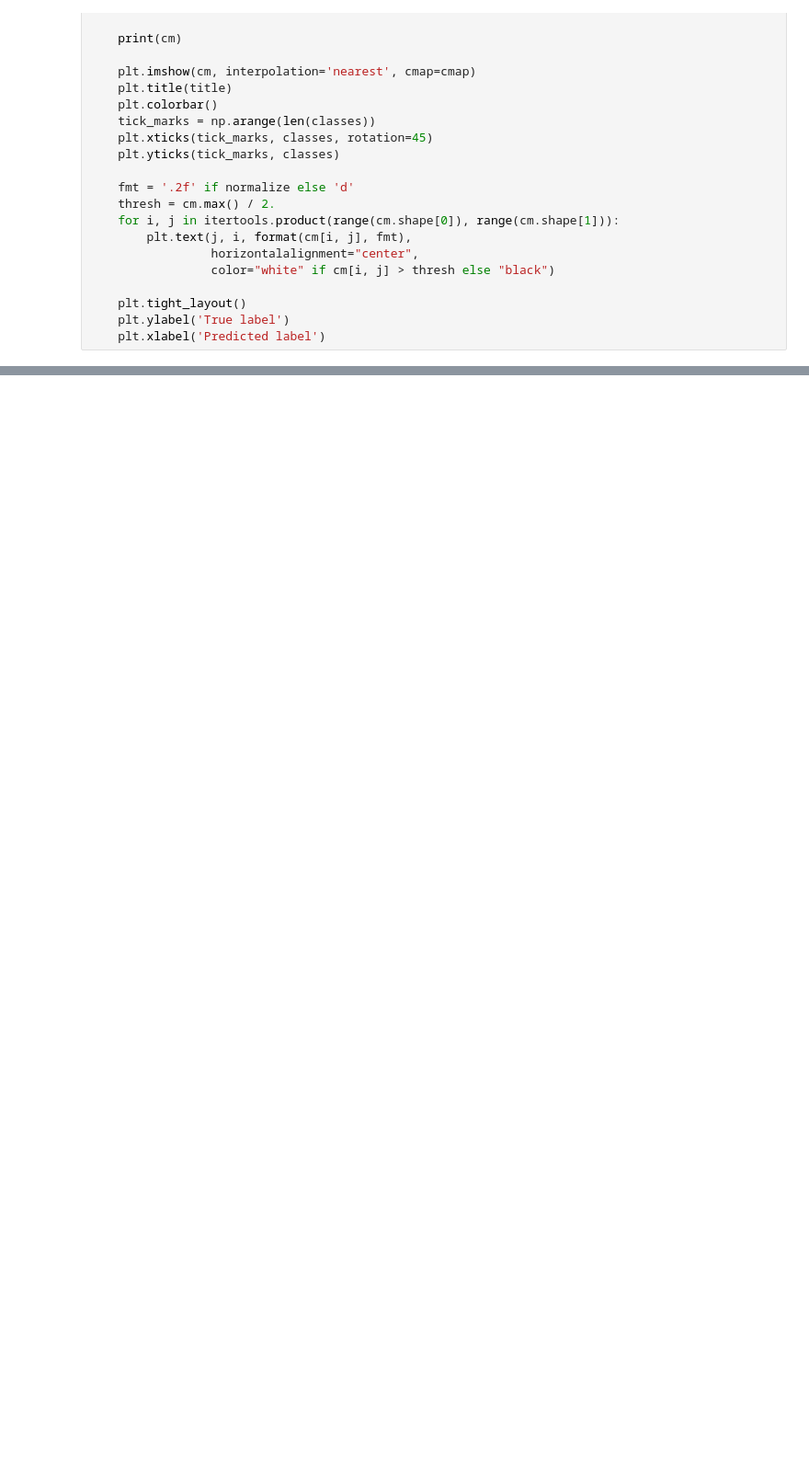
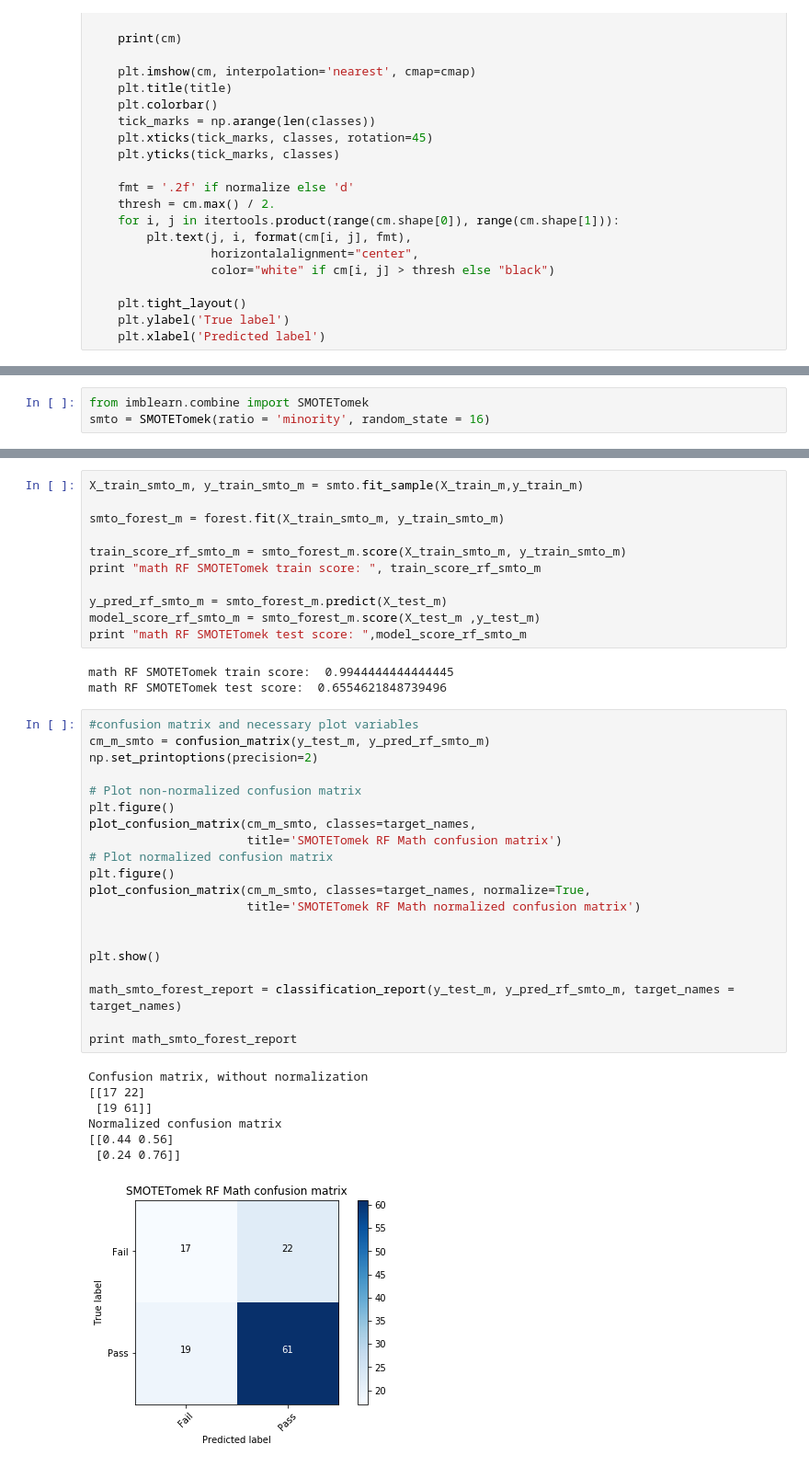
Before and after one commit to nkoul1/Springboard, a Jupyter notebook: Capstone_Project_1/Random Forrest Model attempt 1.ipynb, the cells around one changed output, grey strips where cells are left out. Shown: that part at 92% size. Cells and saved outputs as stored; diff of their text form; blank space fills up the shorter version.

```diff
--- a/Capstone_Project_1/Random Forrest Model attempt 1.ipynb
+++ b/Capstone_Project_1/Random Forrest Model attempt 1.ipynb
@@ -250,0 +369,3 @@ Normalized confusion matrix
+# %%
+from imblearn.combine import SMOTETomek
+smto = SMOTETomek(ratio = 'minority', random_state = 16)
@@ -250,0 +374,42 @@ Normalized confusion matrix
+# %%
+X_train_smto_m, y_train_smto_m = smto.fit_sample(X_train_m,y_train_m)
+
+smto_forest_m = forest.fit(X_train_smto_m, y_train_smto_m)
+
+train_score_rf_smto_m = smto_forest_m.score(X_train_smto_m, y_train_smto_m)
+print "math RF SMOTETomek train score: ", train_score_rf_smto_m
+
+y_pred_rf_smto_m = smto_forest_m.predict(X_test_m)
+model_score_rf_smto_m = smto_forest_m.score(X_test_m ,y_test_m)
+print "math RF SMOTETomek test score: ",model_score_rf_smto_m
+# %% [output]
+math RF SMOTETomek train score:  0.9944444444444445
+math RF SMOTETomek test score:  0.6554621848739496
+# %%
+#confusion matrix and necessary plot variables
+cm_m_smto = confusion_matrix(y_test_m, y_pred_rf_smto_m)
+np.set_printoptions(precision=2)
+
+# Plot non-normalized confusion matrix
+plt.figure()
+plot_confusion_matrix(cm_m_smto, classes=target_names,
+                      title='SMOTETomek RF Math confusion matrix')
+# Plot normalized confusion matrix
+plt.figure()
+plot_confusion_matrix(cm_m_smto, classes=target_names, normalize=True,
+                      title='SMOTETomek RF Math normalized confusion matrix')
+
+
+plt.show()
+
+math_smto_forest_report = classification_report(y_test_m, y_pred_rf_smto_m, target_names = target_names)
+
+print math_smto_forest_report
+# %% [output]
+Confusion matrix, without normalization
+[[17 22]
+ [19 61]]
+Normalized confusion matrix
+[[0.44 0.56]
+ [0.24 0.76]]
+[figure, added]
```
Also changed, not shown: parts of 34 cells of this notebook.
